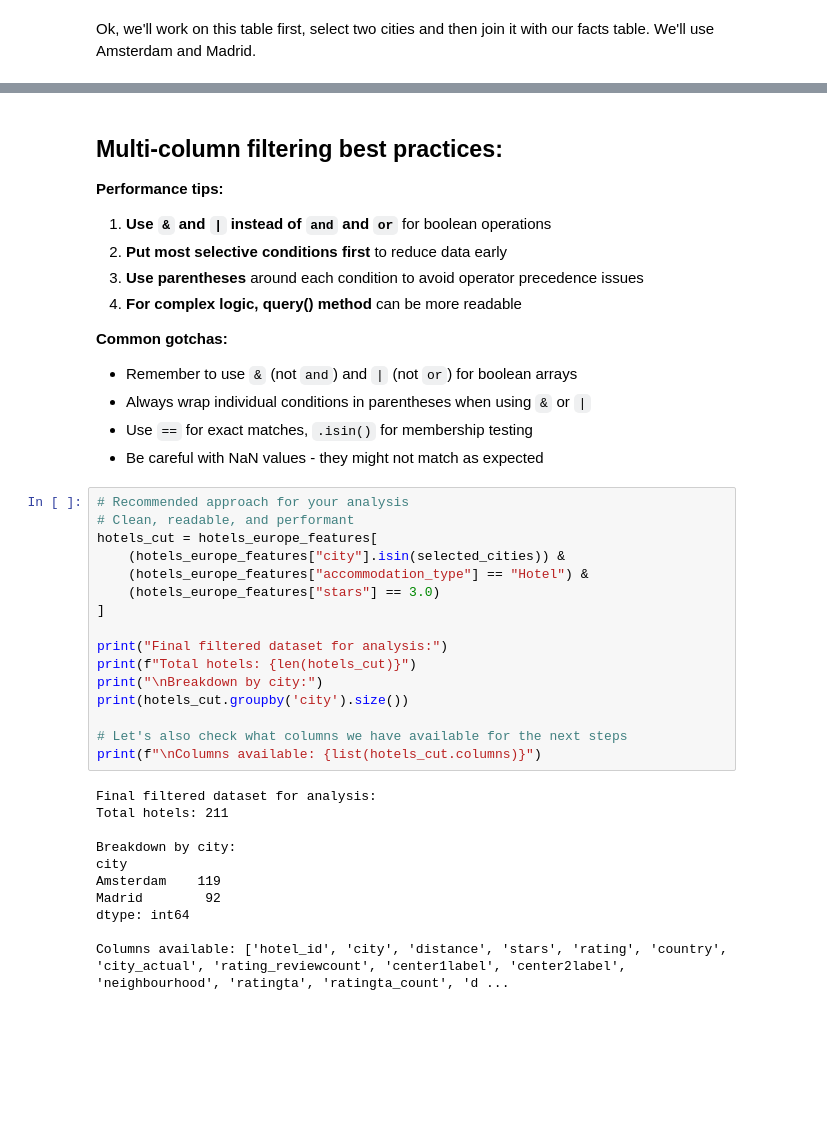
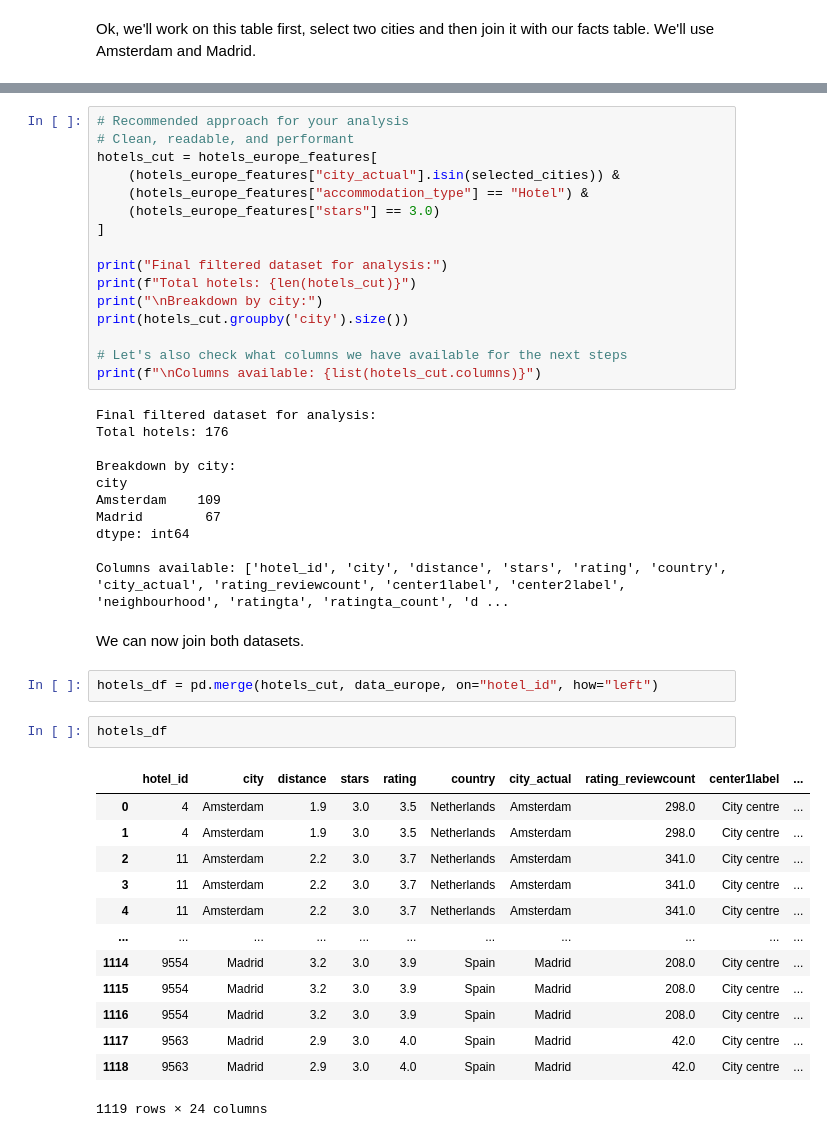
Before and after one commit to felipesebben/bk_data_analysis_studies, a Jupyter notebook: da_data_exercises/ch05-generalizing_from_data/03-hotels_europe/03-hotels_europe_std_error.ipynb, the cells around one changed output, grey strips where cells are left out. Drawn from its saved outputs; the diff is of its cells as text; blank space fills up the shorter version.

```diff
--- a/da_data_exercises/ch05-generalizing_from_data/03-hotels_europe/03-hotels_europe_std_error.ipynb
+++ b/da_data_exercises/ch05-generalizing_from_data/03-hotels_europe/03-hotels_europe_std_error.ipynb
@@ -168,22 +102,8 @@ Results are equal: True
-# %% [markdown]
-## Multi-column filtering best practices:
-
-**Performance tips:**
-1. **Use `&` and `|` instead of `and` and `or`** for boolean operations
-2. **Put most selective conditions first** to reduce data early
-3. **Use parentheses** around each condition to avoid operator precedence issues
-4. **For complex logic, query() method** can be more readable
-
-**Common gotchas:**
-- Remember to use `&` (not `and`) and `|` (not `or`) for boolean arrays
-- Always wrap individual conditions in parentheses when using `&` or `|`
-- Use `==` for exact matches, `.isin()` for membership testing
-- Be careful with NaN values - they might not match as expected
 # %%
 # Recommended approach for your analysis
 # Clean, readable, and performant
 hotels_cut = hotels_europe_features[
-    (hotels_europe_features["city"].isin(selected_cities)) &
+    (hotels_europe_features["city_actual"].isin(selected_cities)) &
     (hotels_europe_features["accommodation_type"] == "Hotel") &
     (hotels_europe_features["stars"] == 3.0)
 ]
@@ -197,12 +117,32 @@ print(hotels_cut.groupby('city').size())
 print(f"\nColumns available: {list(hotels_cut.columns)}")
 # %% [output]
 Final filtered dataset for analysis:
-Total hotels: 211
+Total hotels: 176
 
 Breakdown by city:
 city
-Amsterdam    119
-Madrid        92
+Amsterdam    109
+Madrid        67
 dtype: int64
 
 Columns available: ['hotel_id', 'city', 'distance', 'stars', 'rating', 'country', 'city_actual', 'rating_reviewcount', 'center1label', 'center2label', 'neighbourhood', 'ratingta', 'ratingta_count', 'd ...
+# %% [markdown]
+We can now join both datasets.
+# %%
+hotels_df = pd.merge(hotels_cut, data_europe, on="hotel_id", how="left")
+# %%
+hotels_df
+# %% [output]
+|  | hotel_id | city | distance | stars | rating | country | city_actual | rating_reviewcount | center1label | ... |
+| 0 | 4 | Amsterdam | 1.9 | 3.0 | 3.5 | Netherlands | Amsterdam | 298.0 | City centre | ... |
+| 1 | 4 | Amsterdam | 1.9 | 3.0 | 3.5 | Netherlands | Amsterdam | 298.0 | City centre | ... |
+| 2 | 11 | Amsterdam | 2.2 | 3.0 | 3.7 | Netherlands | Amsterdam | 341.0 | City centre | ... |
+| 3 | 11 | Amsterdam | 2.2 | 3.0 | 3.7 | Netherlands | Amsterdam | 341.0 | City centre | ... |
+| 4 | 11 | Amsterdam | 2.2 | 3.0 | 3.7 | Netherlands | Amsterdam | 341.0 | City centre | ... |
+| ... | ... | ... | ... | ... | ... | ... | ... | ... | ... | ... |
+| 1114 | 9554 | Madrid | 3.2 | 3.0 | 3.9 | Spain | Madrid | 208.0 | City centre | ... |
+| 1115 | 9554 | Madrid | 3.2 | 3.0 | 3.9 | Spain | Madrid | 208.0 | City centre | ... |
+| 1116 | 9554 | Madrid | 3.2 | 3.0 | 3.9 | Spain | Madrid | 208.0 | City centre | ... |
+| 1117 | 9563 | Madrid | 2.9 | 3.0 | 4.0 | Spain | Madrid | 42.0 | City centre | ... |
+| 1118 | 9563 | Madrid | 2.9 | 3.0 | 4.0 | Spain | Madrid | 42.0 | City centre | ... |
+1119 rows × 24 columns
```
Also changed, not shown: parts of 14 cells of this notebook, 4 other files.
